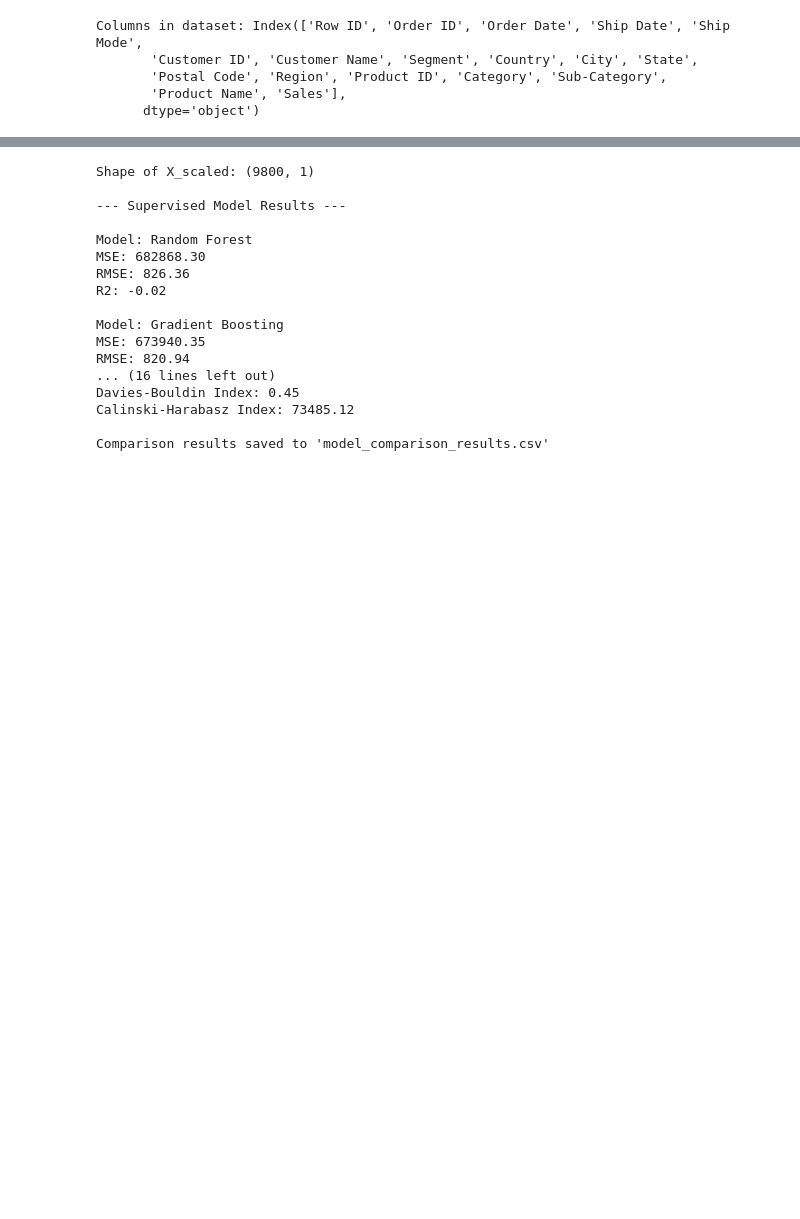
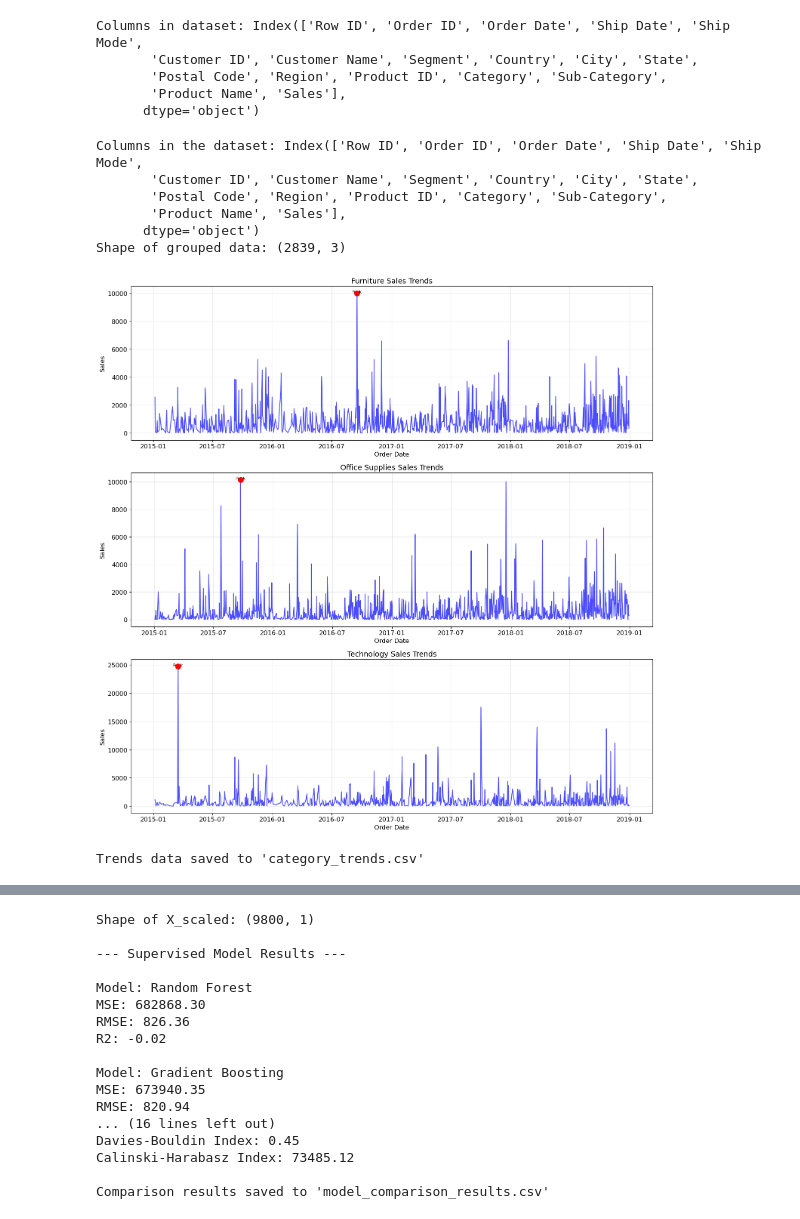
Before and after one commit to sarajy04/DST_superstore_dashboard, a Jupyter notebook: dst (1).ipynb, the cells around one changed output, grey strips where cells are left out. Drawn from its saved outputs; the diff is of its cells as text; code cells hidden in the pictures; blank space fills up the shorter version.

```diff
--- a/dst (1).ipynb
+++ b/dst (1).ipynb
@@ -456,3 +456,65 @@ Columns in dataset: Index(['Row ID', 'Order ID', 'Order Date', 'Ship Date', 'Shi
        'Postal Code', 'Region', 'Product ID', 'Category', 'Sub-Category',
        'Product Name', 'Sales'],
       dtype='object')
+# %%
+
+
+# Ensure 'Order Date' is in datetime format
+df['Order Date'] = pd.to_datetime(df['Order Date'], format='%d/%m/%Y')  # Adjusted format to match day/month/year
+
+# Sort the data by 'Order Date'
+df.sort_values(by='Order Date', inplace=True)
+
+# Handle missing values
+df['Postal Code'] = df['Postal Code'].fillna(df['Postal Code'].median())
+
+# Inspect column names
+print("Columns in the dataset:", df.columns)
+
+# Group data by Category and Order Date
+grouped_data = df.groupby(['Category', 'Order Date']).agg({
+    'Sales': 'sum'
+}).reset_index()
+
+# Debugging: Check grouped data shape
+print("Shape of grouped data:", grouped_data.shape)
+
+# Step 2: Generate Line Graphs for Each Category
+categories = grouped_data['Category'].unique()
+
+plt.figure(figsize=(15, len(categories) * 5))  # Adjust figure size based on number of categories
+
+for i, category in enumerate(categories, 1):
+    # Filter data for the current category
+    category_data = grouped_data[grouped_data['Category'] == category]
+
+    # Plot line graph for Sales over time
+    plt.subplot(len(categories), 1, i)
+    plt.plot(category_data['Order Date'], category_data['Sales'], label=category, color='blue', alpha=0.7)
+
+    # Highlight peaks (top 3 sales values)
+    peak_date = category_data.loc[category_data['Sales'].idxmax(), 'Order Date']
+    peak_sales = category_data['Sales'].max()
+    plt.scatter(peak_date, peak_sales, color='red', s=100, zorder=5)
+    plt.text(peak_date, peak_sales + 10, f"Peak", fontsize=8, ha='center')
+
+    plt.title(f"{category} Sales Trends", fontsize=14)
+    plt.xlabel("Order Date", fontsize=12)
+    plt.ylabel("Sales", fontsize=12)
+    plt.grid(alpha=0.3)
+
+plt.tight_layout()
+plt.show()
+
+# Step 3: Optional - Save Results
+grouped_data.to_csv("category_trends.csv", index=False)
+print("\nTrends data saved to 'category_trends.csv'")
+# %% [output]
+Columns in the dataset: Index(['Row ID', 'Order ID', 'Order Date', 'Ship Date', 'Ship Mode',
+       'Customer ID', 'Customer Name', 'Segment', 'Country', 'City', 'State',
+       'Postal Code', 'Region', 'Product ID', 'Category', 'Sub-Category',
+       'Product Name', 'Sales'],
+      dtype='object')
+Shape of grouped data: (2839, 3)
+[figure, added]
+Trends data saved to 'category_trends.csv'
```
Also changed, not shown: parts of 1 cell of this notebook.
